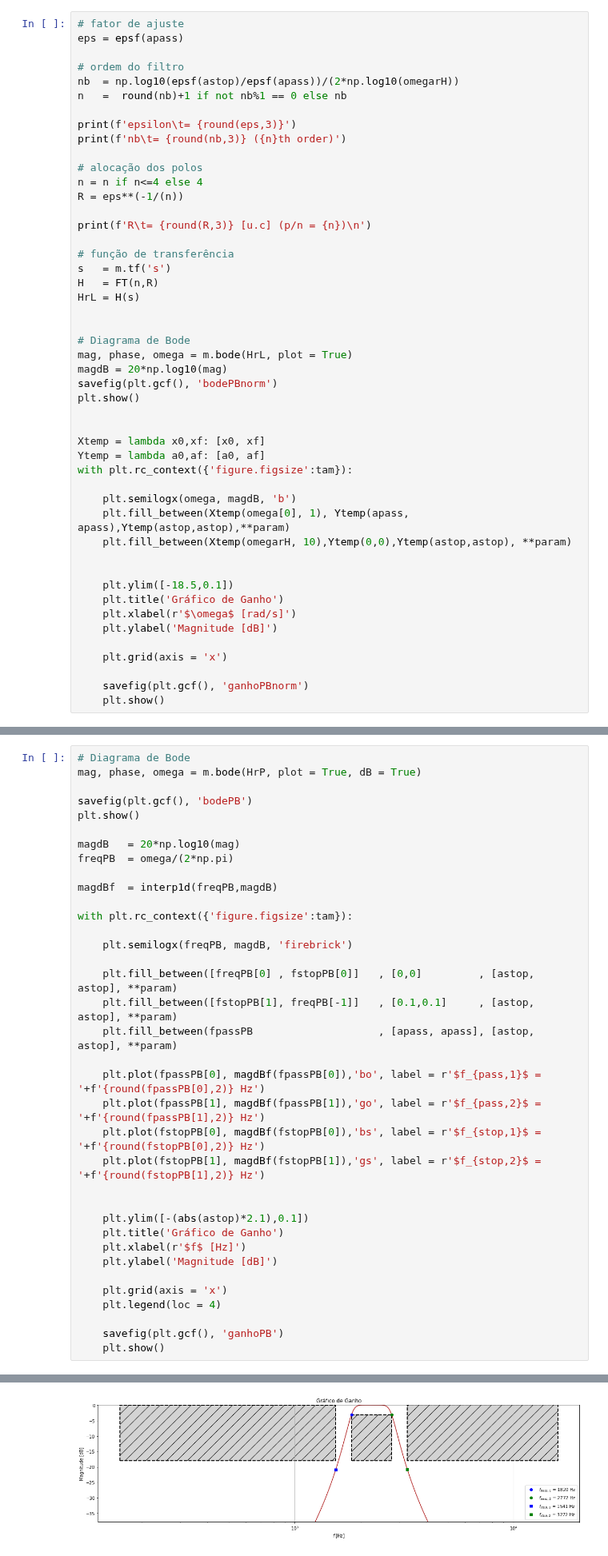
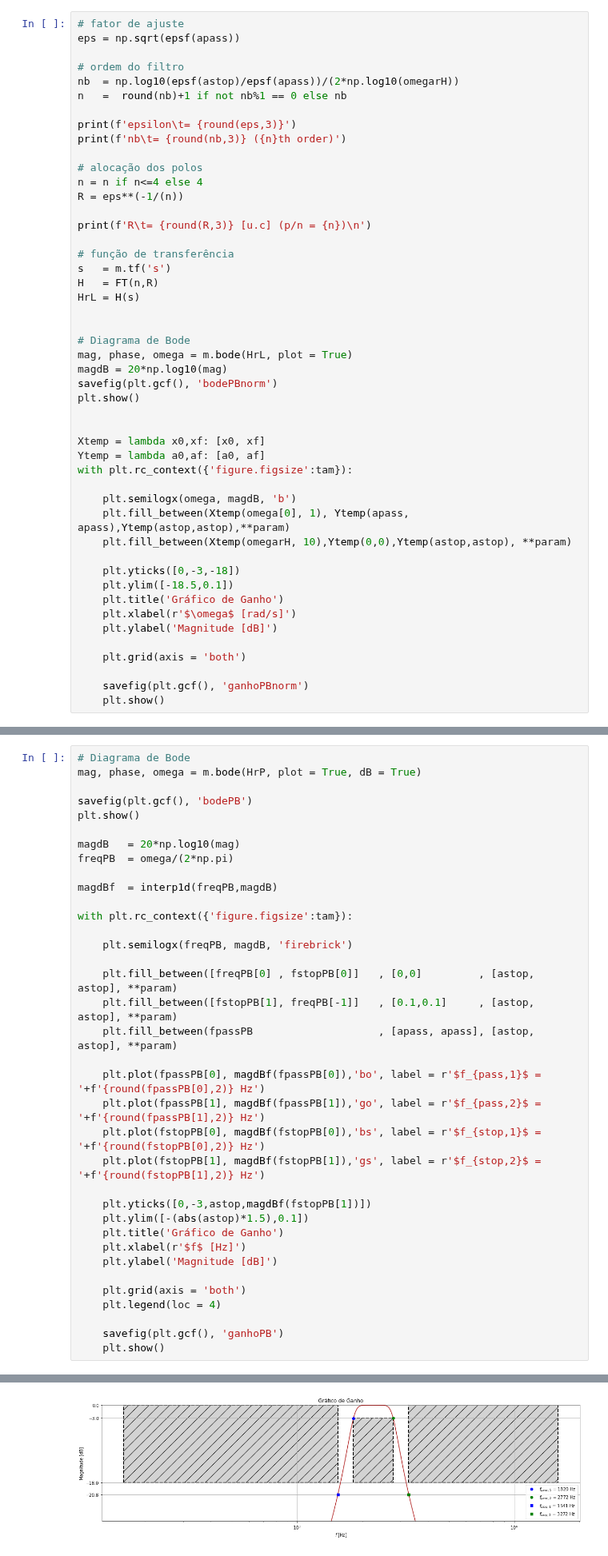
Before and after one commit to Widmark-Kaue/digital-signal-processing, a Jupyter notebook: avl2.ipynb, the cells around one changed output, grey strips where cells are left out. Shown at 80% size. Drawn from its saved outputs; the diff is of its cells as text.

```diff
--- a/avl2.ipynb
+++ b/avl2.ipynb
@@ -192,7 +192,7 @@ OmegarH = 1.22
 #### --> Passa-baixas normalizado
 # %%
 # fator de ajuste
-eps = epsf(apass)
+eps = np.sqrt(epsf(apass))
 
 # ordem do filtro
 nb  = np.log10(epsf(astop)/epsf(apass))/(2*np.log10(omegarH))
@@ -228,13 +228,13 @@ with plt.rc_context({'figure.figsize':tam}):
     plt.fill_between(Xtemp(omega[0], 1), Ytemp(apass, apass),Ytemp(astop,astop),**param)
     plt.fill_between(Xtemp(omegarH, 10),Ytemp(0,0),Ytemp(astop,astop), **param)
 
-
+    plt.yticks([0,-3,-18])
     plt.ylim([-18.5,0.1])
     plt.title('Gráfico de Ganho')
     plt.xlabel(r'$\omega$ [rad/s]')
     plt.ylabel('Magnitude [dB]')
 
-    plt.grid(axis = 'x')
+    plt.grid(axis = 'both')
 
     savefig(plt.gcf(), 'ganhoPBnorm')
     plt.show()
@@ -491,37 +491,37 @@ savefig(plt.gcf(), 'bodePB')
 plt.show()
 
 magdB   = 20*np.log10(mag)
 freqPB  = omega/(2*np.pi)
 
 magdBf  = interp1d(freqPB,magdB)
 
 with plt.rc_context({'figure.figsize':tam}):
 
     plt.semilogx(freqPB, magdB, 'firebrick')
 
     plt.fill_between([freqPB[0] , fstopPB[0]]   , [0,0]         , [astop, astop], **param)
     plt.fill_between([fstopPB[1], freqPB[-1]]   , [0.1,0.1]     , [astop, astop], **param)
     plt.fill_between(fpassPB                    , [apass, apass], [astop, astop], **param)
 
     plt.plot(fpassPB[0], magdBf(fpassPB[0]),'bo', label = r'$f_{pass,1}$ = '+f'{round(fpassPB[0],2)} Hz')
     plt.plot(fpassPB[1], magdBf(fpassPB[1]),'go', label = r'$f_{pass,2}$ = '+f'{round(fpassPB[1],2)} Hz')
     plt.plot(fstopPB[0], magdBf(fstopPB[0]),'bs', label = r'$f_{stop,1}$ = '+f'{round(fstopPB[0],2)} Hz')
     plt.plot(fstopPB[1], magdBf(fstopPB[1]),'gs', label = r'$f_{stop,2}$ = '+f'{round(fstopPB[1],2)} Hz')
 
-
-    plt.ylim([-(abs(astop)*2.1),0.1])
+    plt.yticks([0,-3,astop,magdBf(fstopPB[1])])
+    plt.ylim([-(abs(astop)*1.5),0.1])
     plt.title('Gráfico de Ganho')
     plt.xlabel(r'$f$ [Hz]')
     plt.ylabel('Magnitude [dB]')
 
-    plt.grid(axis = 'x')
+    plt.grid(axis = 'both')
     plt.legend(loc = 4)
 
     savefig(plt.gcf(), 'ganhoPB')
     plt.show()
 # %% [output]
 [figure]
-[figure, old version]
+[figure, new version]
 # %% [markdown]
 #### --> Implementação analógica
 # %%
```
Also changed, not shown: parts of 7 cells of this notebook, 12 other files.
